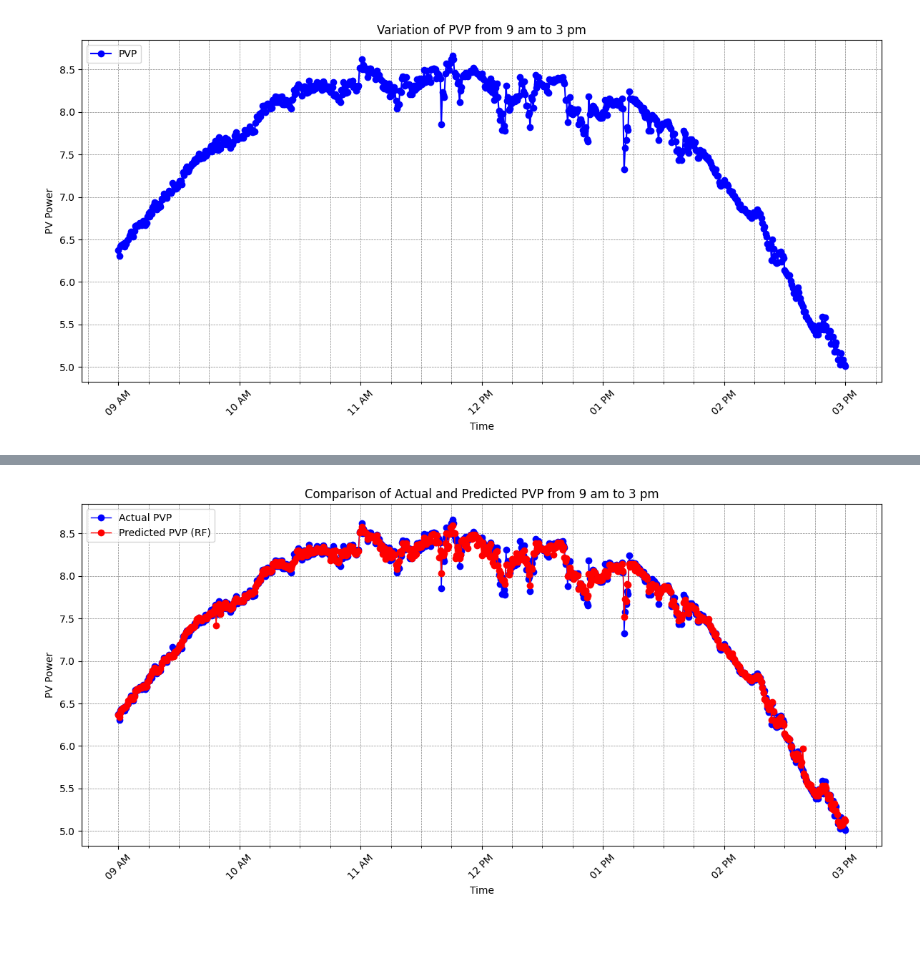
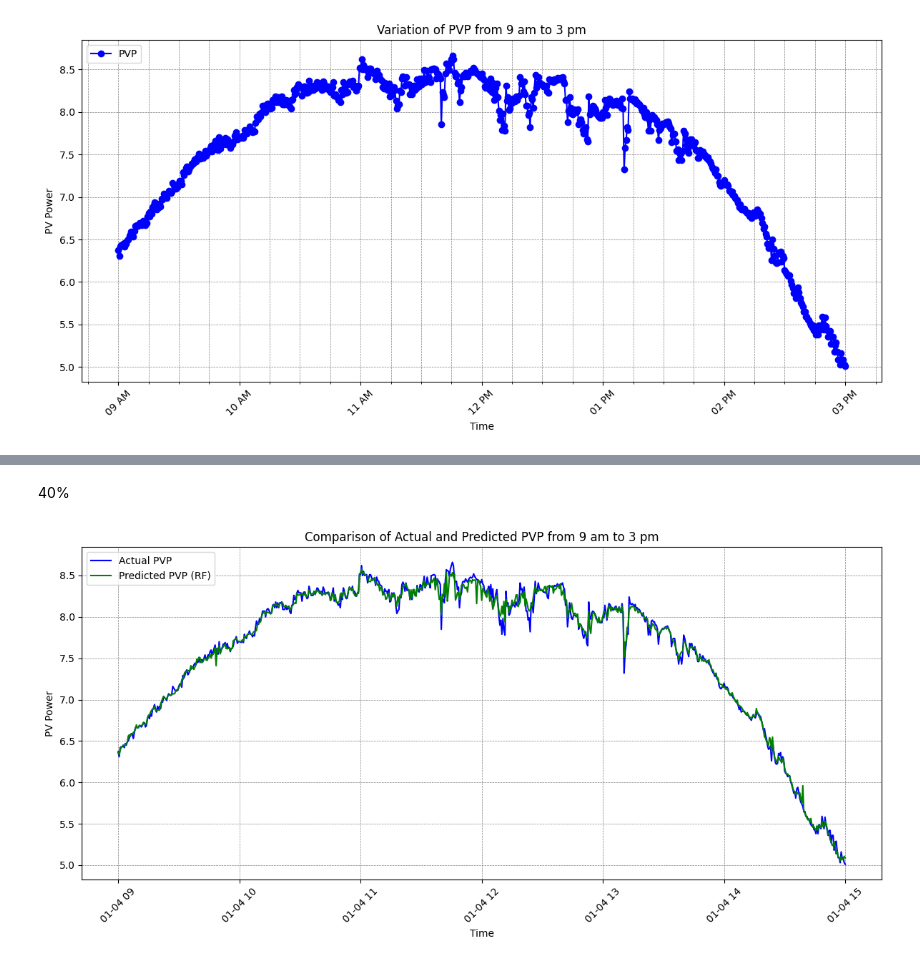
Before and after one commit to muhammedhasann/EcoRay, a Jupyter notebook: pv.ipynb, the cells around one changed output, grey strips where cells are left out. Drawn from its saved outputs; the diff is of its cells as text; code cells hidden in the pictures; blank space fills up the shorter version.

```diff
--- a/pv.ipynb
+++ b/pv.ipynb
@@ -489,3 +479,5 @@ plt.show()
+# %% [markdown]
+40%
 # %%
 import pandas as pd
 import matplotlib.pyplot as plt
@@ -504,39 +496,36 @@ end_time = pd.to_datetime('3:00:00 PM').time()
 filtered_data = data[(data['Time'].dt.time >= start_time) & (data['Time'].dt.time <= end_time)]
 
 # Define features and target variable
 features = ['Ambient', 'Radiation', 'PVT']
 target = 'PVP'
 
 X = filtered_data[features]
 y = filtered_data[target]
 
-# Splitting the filtered data into training and testing sets (80% train, 20% test)
-X_train, X_test, y_train, y_test = train_test_split(X, y, test_size=0.2, random_state=42)
+# Splitting the filtered data into training and testing sets (60% train, 40% test)
+X_train, X_test, y_train, y_test = train_test_split(X, y, test_size=0.4, random_state=42)
 
 # Initialize and fit the Random Forest Regressor model
 model = RandomForestRegressor(n_estimators=100, random_state=42)
 model.fit(X_train, y_train)
 
 # Predicting on the filtered data
 y_pred = model.predict(X)
 
 # Plotting PVP against Time
 plt.figure(figsize=(12, 6))
-plt.plot(filtered_data['Time'], filtered_data['PVP'], marker='o', linestyle='-', color='blue', label='Actual PVP', linewidth=1)
-plt.plot(filtered_data['Time'], y_pred, marker='o', linestyle='-', color='red', label='Predicted PVP (RF)', linewidth=1)
+plt.plot(filtered_data['Time'], filtered_data['PVP'], marker='', linestyle='-', color='blue', label='Actual PVP')
+plt.plot(filtered_data['Time'], y_pred, marker='', linestyle='-', color='green', label='Predicted PVP (RF)')
 plt.xlabel('Time')
 plt.ylabel('PV Power')
 plt.title('Comparison of Actual and Predicted PVP from 9 am to 3 pm')
 plt.xticks(rotation=45)
-plt.gca().xaxis.set_major_locator(plt.matplotlib.dates.HourLocator(interval=1))
-plt.gca().xaxis.set_minor_locator(plt.matplotlib.dates.MinuteLocator(byminute=range(0, 60, 15)))
-plt.gca().xaxis.set_major_formatter(plt.matplotlib.dates.DateFormatter('%I %p'))
 plt.grid(True, which='both', linestyle='--', linewidth=0.5, color='gray')
 plt.legend(loc='upper left')
 plt.tight_layout()
 
 # Save the plot with a professional appearance
-plt.savefig('Actual_vs_Predicted_PVP.png', dpi=300, bbox_inches='tight')
+plt.savefig('Actual_vs_Predicted_PVP_Line.png', dpi=300, bbox_inches='tight')
 plt.show()
 # %% [output]
-[figure, old version]
+[figure, new version]
```
Also changed, not shown: parts of 13 cells of this notebook, 13 other files.
